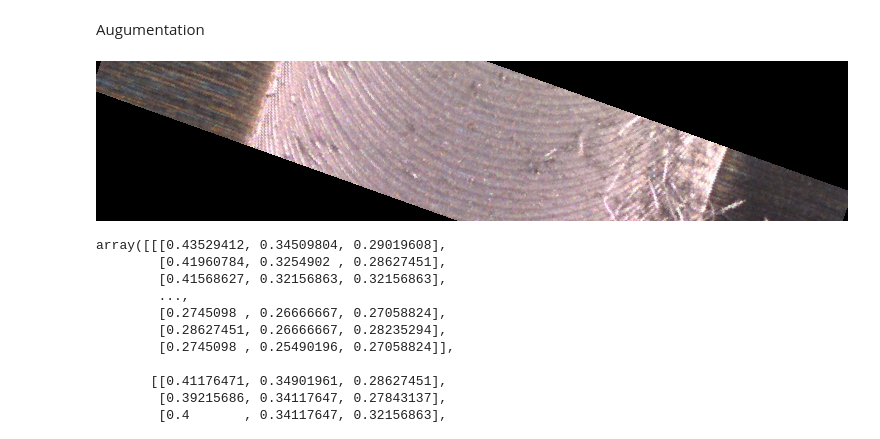
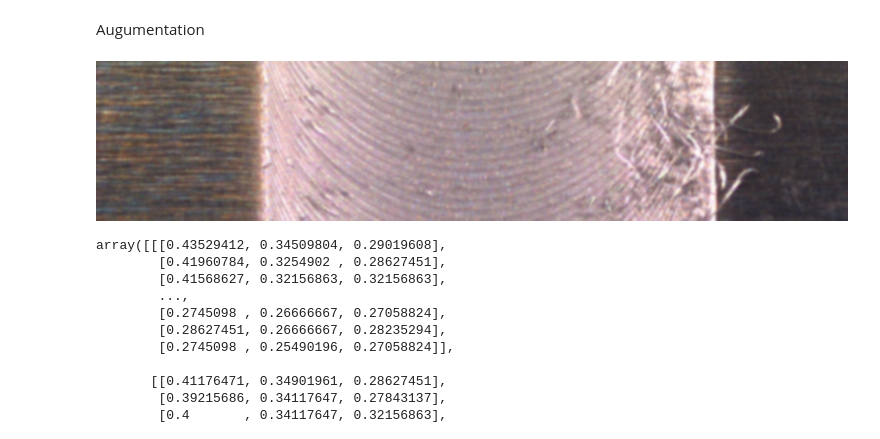
Before and after one commit to Shaoxiang2021/Automatic-quality-monitoring-through-deep-learning, a Jupyter notebook: training_evaluation_2/src/augumentation.ipynb, the cells around one changed output. Cells and saved outputs as stored; diff of their text form; code cells hidden in the pictures.

```diff
--- a/Transfer_learning/src/augumentation.ipynb
+++ b/training_evaluation_2/src/augumentation.ipynb
@@ -38,14 +38,14 @@ Augumentation
 # %%
 from torchvision import transforms
 import torch
 
 img = Image.open(r"C:\Users\tsx10\PythonProjectsJupyter\TUM\FP\trainning_dense121\data\raw\test\0\5_001_500_1500_5_1.jpg")
 
-ts = transforms.RandomRotation(degrees=20)
+ts = transforms.GaussianBlur((7, 7), sigma=(0.1, 2))
 img_rotate = ts(img)
 img_rotate
 # %% [output]
-[figure, old version]
+[figure, new version]
 # %%
 import numpy as np
 
```
Also changed, not shown: parts of 1 cell of this notebook, 36 other files.
